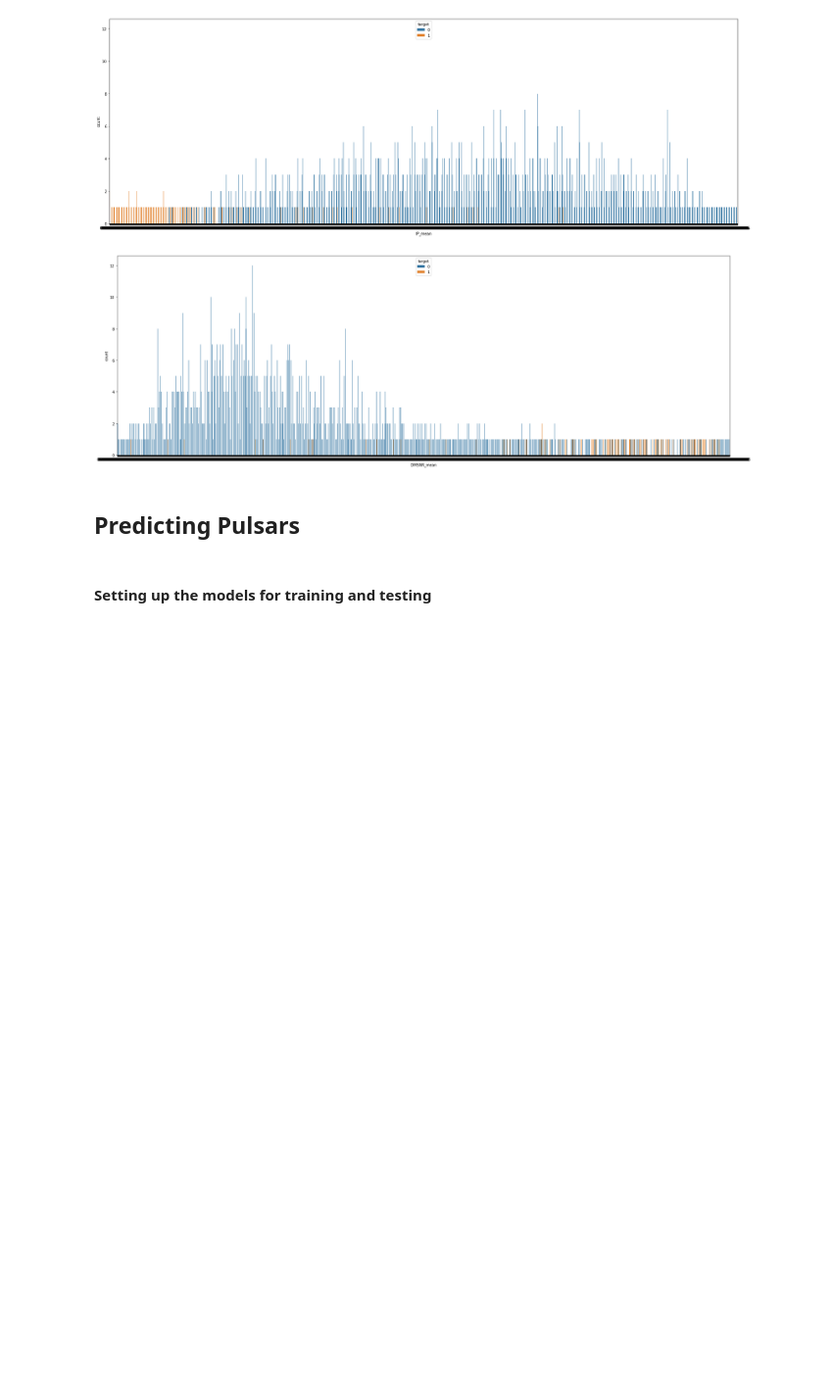
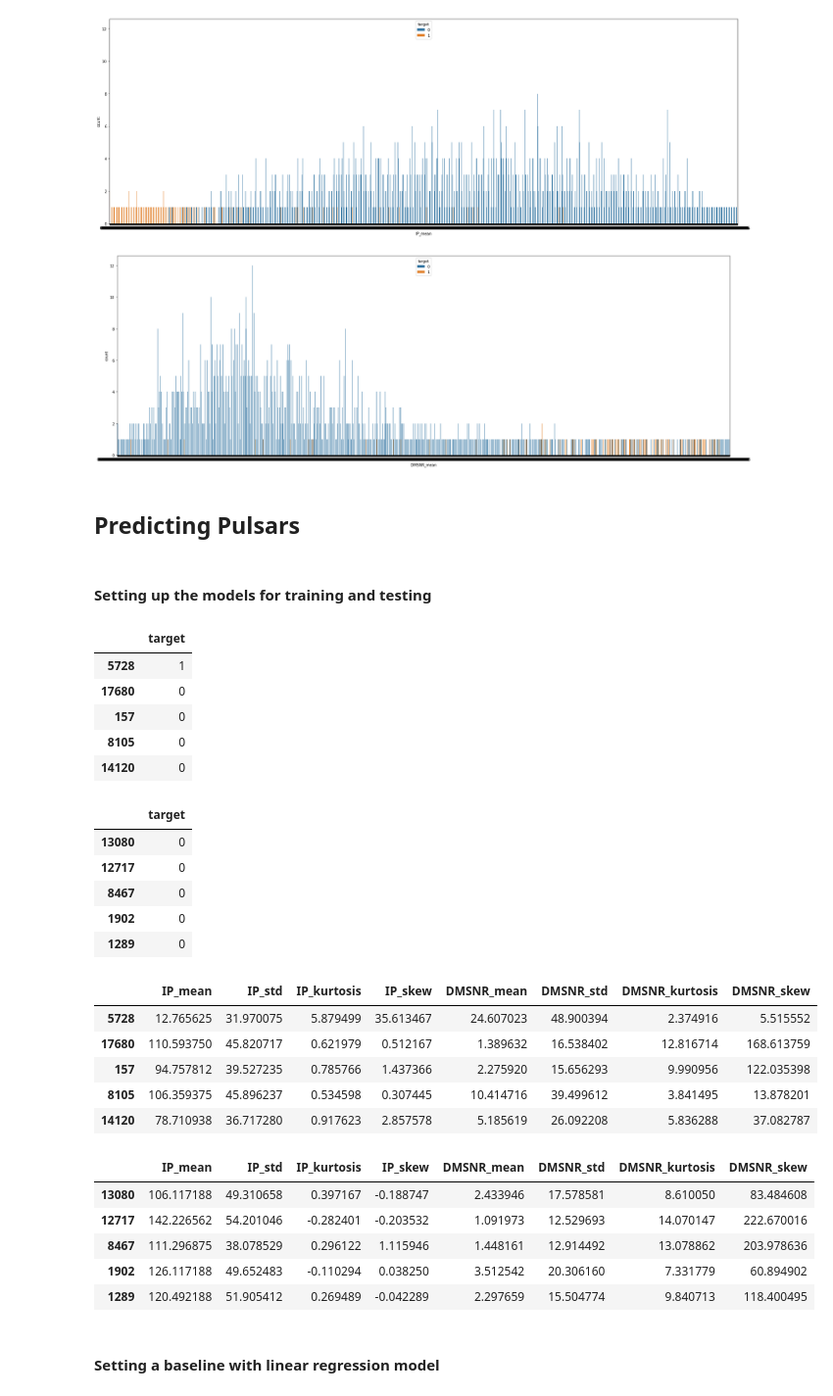
Before and after one commit to gabegomez014/data_processing, a Jupyter notebook: bigData/pulsar.ipynb, the cells around one changed output. Shown at 98% size. Drawn from its saved outputs; the diff is of its cells as text; code cells hidden in the pictures; blank space fills up the shorter version.

Commit message:
a lot of training models done; keras tomorrow

```diff
--- a/bigData/pulsar.ipynb
+++ b/bigData/pulsar.ipynb
@@ -183,3 +190,44 @@ plt.show()
 ## Predicting Pulsars
 # %% [markdown]
 #### Setting up the models for training and testing
+# %%
+X = df_pulsar.drop("target", axis=1)
+y = df_pulsar[["target"]]
+
+X, y = utils.shuffle(X, y, random_state = 0)
+X_train, X_test, y_train, y_test = model_selection.train_test_split(X, y, test_size = 0.7, random_state = 0)
+
+y_train_bin = pd.get_dummies(y_train['target'])
+y_test_bin = pd.get_dummies(y_test['target'])
+
+display(y_train.head())
+display(y_test.head())
+display(X_train.head())
+display(X_test.head())
+# %% [output]
+|  | target |
+| 5728 | 1 |
+| 17680 | 0 |
+| 157 | 0 |
+| 8105 | 0 |
+| 14120 | 0 |
+|  | target |
+| 13080 | 0 |
+| 12717 | 0 |
+| 8467 | 0 |
+| 1902 | 0 |
+| 1289 | 0 |
+|  | IP_mean | IP_std | IP_kurtosis | IP_skew | DMSNR_mean | DMSNR_std | DMSNR_kurtosis | DMSNR_skew |
+| 5728 | 12.765625 | 31.970075 | 5.879499 | 35.613467 | 24.607023 | 48.900394 | 2.374916 | 5.515552 |
+| 17680 | 110.593750 | 45.820717 | 0.621979 | 0.512167 | 1.389632 | 16.538402 | 12.816714 | 168.613759 |
+| 157 | 94.757812 | 39.527235 | 0.785766 | 1.437366 | 2.275920 | 15.656293 | 9.990956 | 122.035398 |
+| 8105 | 106.359375 | 45.896237 | 0.534598 | 0.307445 | 10.414716 | 39.499612 | 3.841495 | 13.878201 |
+| 14120 | 78.710938 | 36.717280 | 0.917623 | 2.857578 | 5.185619 | 26.092208 | 5.836288 | 37.082787 |
+|  | IP_mean | IP_std | IP_kurtosis | IP_skew | DMSNR_mean | DMSNR_std | DMSNR_kurtosis | DMSNR_skew |
+| 13080 | 106.117188 | 49.310658 | 0.397167 | -0.188747 | 2.433946 | 17.578581 | 8.610050 | 83.484608 |
+| 12717 | 142.226562 | 54.201046 | -0.282401 | -0.203532 | 1.091973 | 12.529693 | 14.070147 | 222.670016 |
+| 8467 | 111.296875 | 38.078529 | 0.296122 | 1.115946 | 1.448161 | 12.914492 | 13.078862 | 203.978636 |
+| 1902 | 126.117188 | 49.652483 | -0.110294 | 0.038250 | 3.512542 | 20.306160 | 7.331779 | 60.894902 |
+| 1289 | 120.492188 | 51.905412 | 0.269489 | -0.042289 | 2.297659 | 15.504774 | 9.840713 | 118.400495 |
+# %% [markdown]
+#### Setting a baseline with linear regression model
```
Also changed, not shown: parts of 16 cells of this notebook, 1 other file.
